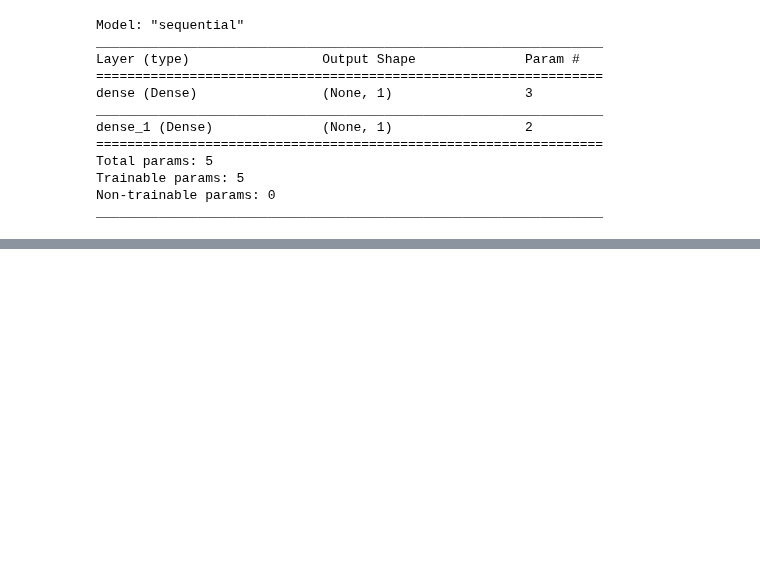
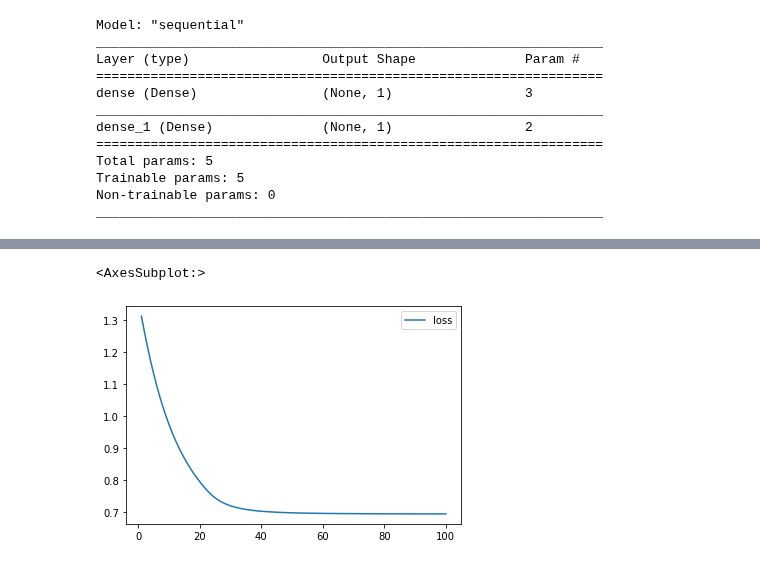
Before and after one commit to SDCoulter/mod19_neural, a Jupyter notebook: 01_hello_tensorflow.ipynb, the cells around one changed output, grey strips where cells are left out. Cells and saved outputs as stored; diff of their text form; code cells hidden in the pictures; blank space fills up the shorter version.

Commit message:
training and testing a neural network

```diff
--- a/01_hello_tensorflow.ipynb
+++ b/01_hello_tensorflow.ipynb
@@ -61,3 +61,6 @@ _________________________________________________________________
 # %%
 # Compile the Sequential model together and customize metrics.
 nn_model.compile(loss='binary_crossentropy', optimizer='adam', metrics=['accuracy'])
+# %%
+# Fit the model to the training data.
+fit_model = nn_model.fit(X_train_scaled, y_train, epochs=100)
@@ -63,0 +85,9 @@ nn_model.compile(loss='binary_crossentropy', optimizer='adam', metrics=['accurac
+# %%
+# Create a DataFrame to contain the training history.
+hist_df = pd.DataFrame(fit_model.history, index=range(1, len(fit_model.history["loss"])+1))
+
+# Plot the loss.
+hist_df.plot(y='loss')
+# %% [output]
+<AxesSubplot:>
+[figure, added]
```
Also changed, not shown: parts of 5 cells of this notebook.
